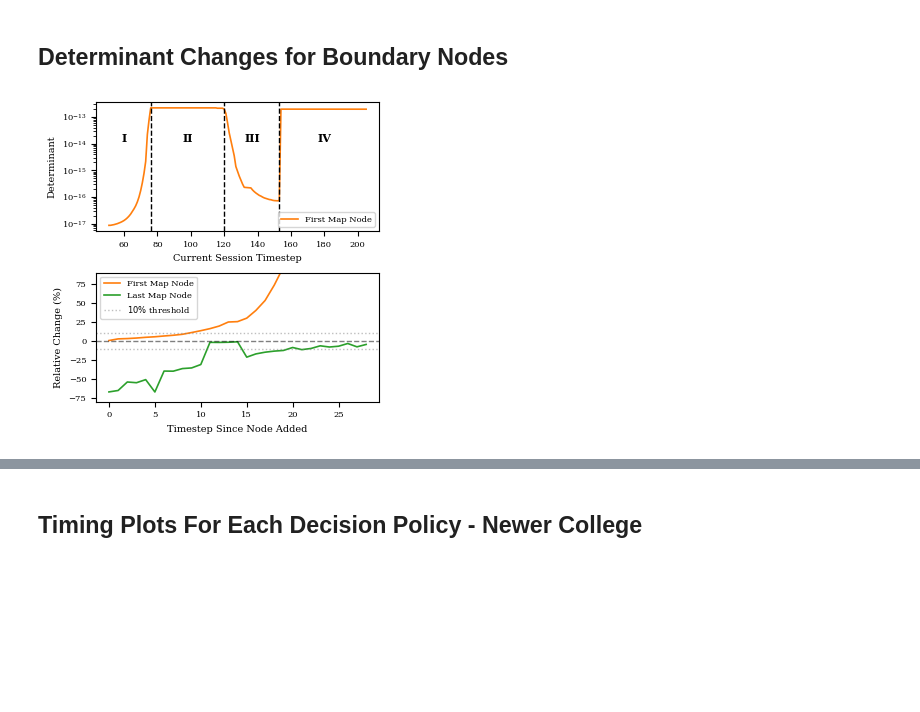
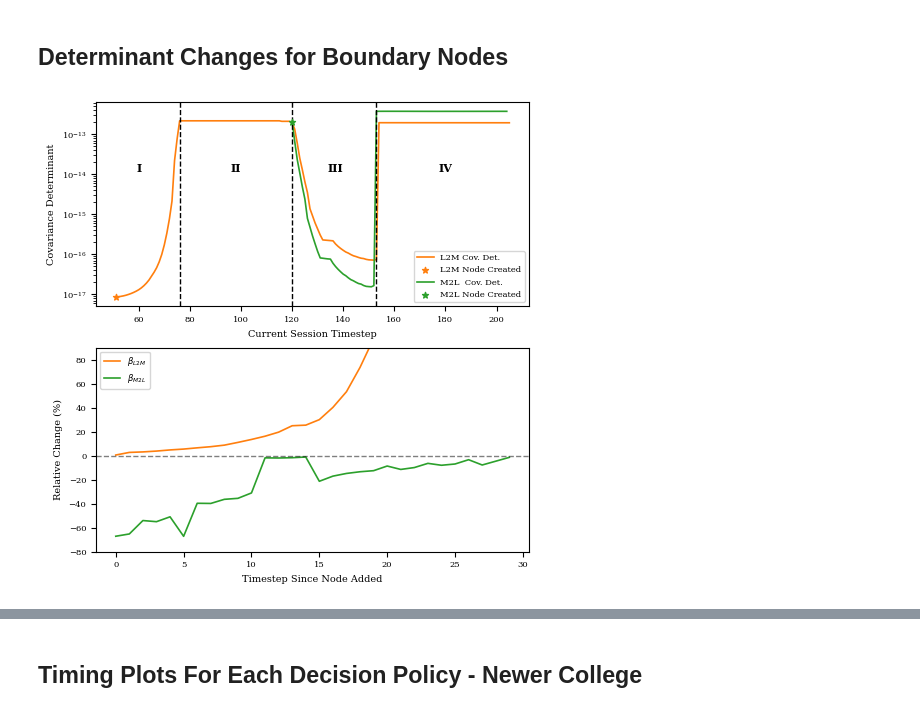
Before and after one commit to BYU-FROST-Lab/SEAMS, a Jupyter notebook: evaluations/evaluations.ipynb, the cells around one changed output, grey strips where cells are left out. Drawn from its saved outputs; the diff is of its cells as text; code cells hidden in the pictures; blank space fills up the shorter version.

```diff
--- a/evaluations/evaluations.ipynb
+++ b/evaluations/evaluations.ipynb
@@ -61,7 +61,8 @@ import matplotlib.pyplot as plt
 # IEEE Conference Formatting Config
 # -------------------------------------------------------------------
 # Single-column width = 3.5 inches; Full-width = 7.16 inches
-WIDTH_SINGLE = 3.5
+# WIDTH_SINGLE = 3.5 # ICRA
+WIDTH_SINGLE = 5.0 # Thesis
 WIDTH_DOUBLE = 7.16
 
 # Aspect ratio helper (e.g., 4:3 ratio -> height = width * 0.75)
@@ -252,6 +312,7 @@ with open(Path("../results/transitionBoundaryEval/nc/exact/quad-hard__quad-easy/
 # %%
 plt.close('Boundary Node Covariance Change Plot')
 fig, ax = plt.subplots(2, 1, num='Boundary Node Covariance Change Plot', figsize=(WIDTH_SINGLE, HEIGHT_DOUBLE))
+# fig, ax = plt.subplots(2, 1, num='Boundary Node Covariance Change Plot', figsize=(10, 10))
 ax.flatten()
 [ax1, ax2] = ax
 # Determine which keys will actually be plotted
@@ -262,21 +323,19 @@ mapEndKey, mapEndDets = list(addToPriorDets.items())[-1]
 map_start = gtsam.Symbol(mapStartKey).index()
 map_end = gtsam.Symbol(mapEndKey).index()
 
-x = np.arange(map_start, map_start+len(mapStartDets))
+x_start = np.arange(map_start, map_start+len(mapStartDets))
+x_end = np.arange(map_end, map_end+len(mapEndDets))
 
-# Sample a continuous colormap
-# colors = plt.colormaps['turbo'](np.linspace(0, 1, len(items)))
-# Other nice choices: 'viridis', 'plasma', 'rainbow', 'gist_rainbow'
+ax1.plot(x_start, mapStartDets, color="C1", label=r"L2M Cov. Det.")
+ax1.scatter(x_start[0], mapStartDets[0], color="C1", s=20, zorder=3, marker='*', label=r"L2M Node Created")
 
-# for (k, dets), color in zip(items, colors):
-    # ax[0].plot(dets, color=color, label=f"Key {gtsam.Symbol(k).string()}")
-    # ax.plot(dets, color=color, label=f"Key {gtsam.Symbol(k).string()}")
-ax1.plot(x, mapStartDets, color="C1", label=f"First Map Node")
+ax1.plot(x_end, mapEndDets, color="C2", label=r"M2L  Cov. Det.")
+ax1.scatter(x_end[0], mapEndDets[0], color="C2", s=20, zorder=3, marker='*', label=r"M2L Node Created")
 
 ax1.set_yscale('log')
 ax1.legend(loc="lower right")
 ax1.set_xlabel("Current Session Timestep")
-ax1.set_ylabel("Determinant")
+ax1.set_ylabel("Covariance Determinant")
 # ax1.axvline(map_start, color='k', linestyle='--', linewidth=1)
 ax1.axvline(76, color='k', linestyle='--', linewidth=1)
 ax1.axvline(map_end, color='k', linestyle='--', linewidth=1)
@@ -296,50 +355,41 @@ for rx, label in zip(roman_x, roman_labels):
 
 duration = 30
 mapStartDets = np.asarray(mapStartDets[:24])
-mapEndDets = np.asarray(mapEndDets[:30])
+# mapStartDets = np.asarray(mapStartDets[:30])
+mapEndDets = np.asarray(mapEndDets[:31])
 
 pct_change_start = 100 * np.diff(mapStartDets) / mapStartDets[:-1]
 pct_change_end = 100 * np.diff(mapEndDets) / mapEndDets[:-1]
 
 # Determine the combined y-limits to align both y axes
 combined_min = min(np.min(pct_change_start), np.min(pct_change_end))
 combined_max = max(np.max(pct_change_start), np.max(pct_change_end))
 
 # Plot start key changes
-line1, = ax2.plot(pct_change_start, color="C1", label=f"First Map Node")
+line1, = ax2.plot(pct_change_start, color="C1", label=r"$\beta_{L2M}$")
+line2, = ax2.plot(pct_change_end, color="C2", label=r"$\beta_{M2L}$")
 
-# Create twin y-axis for end key changes
-# ax2_right = ax2.twinx()
-line2, = ax2.plot(pct_change_end, color="C2", label=f"Last Map Node")
+# peakidx = np.argmax(pct_change_start)
+# ax2.axvline(peakidx, color='k', linestyle='--', linewidth=1)
 
 # Set same y-limits for both axes to align them
-# ax2.set_ylim(combined_min, combined_max)
 ax2.set_ylim(-80, 90)
-# ax2_right.set_ylim(combined_min, combined_max)
 
 # Set label colors to match plot colors
 ax2.set_ylabel("Relative Change (%)")
-# ax2.set_ylabel("Boundary Node Relative Change (%)", color="C1")
-# ax2.right_ax = ax2_right  # Optional: keep reference
-# ax2_right.set_ylabel("Boundary End Mapping Relative Change (%)", color="C2")
+
 
 ax2.set_xlabel("Timestep Since Node Added")
 ax2.axhline(0, linestyle='--', linewidth=1, color="k", alpha=0.5)
-ax2.axhline(10, linestyle=':', linewidth=1, color="tab:gray", alpha=0.5)
-line3 = ax2.axhline(-10, linestyle=':', linewidth=1, color="tab:gray", alpha=0.5, label=r"$10\%$ threshold")
-
-# Set ticks/labels color to match plot
-# ax2.tick_params(axis='y', colors="C1")
-# ax2_right.tick_params(axis='y', colors="C2")
+# ax2.axhline(10, linestyle=':', linewidth=1, color="tab:gray", alpha=0.5)
+# line3 = ax2.axhline(-10, linestyle=':', linewidth=1, color="tab:gray", alpha=0.5, label=r"$10\%$ threshold")
 
 # Legends for both y axes
-lines = [line1, line2, line3]
+lines = [line1, line2]
 labels = [line.get_label() for line in lines]
 ax2.legend(lines, labels, loc="upper left")
-# ax2.grid(True)
-
 
 plt.tight_layout()
 plt.show()
 # %% [output]
-[figure, old version]
+[figure, new version]
```
Also changed, not shown: parts of 10 cells of this notebook, 13 other files.
